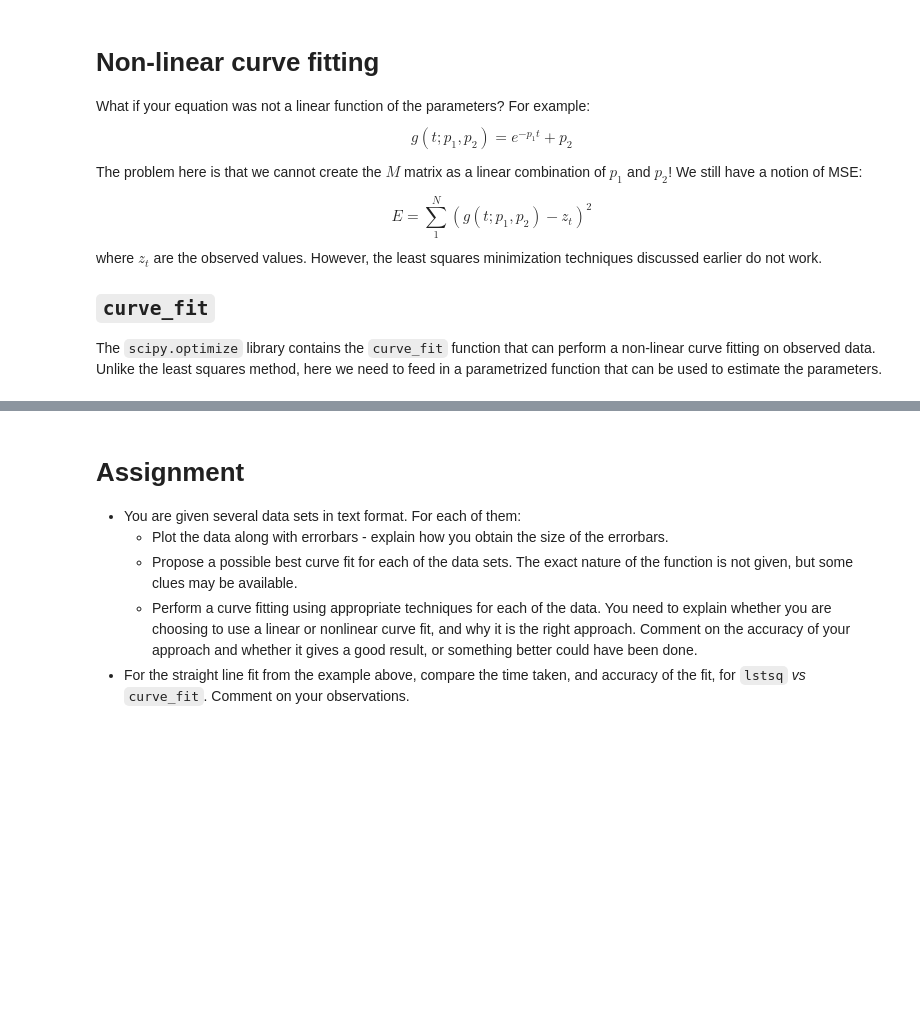
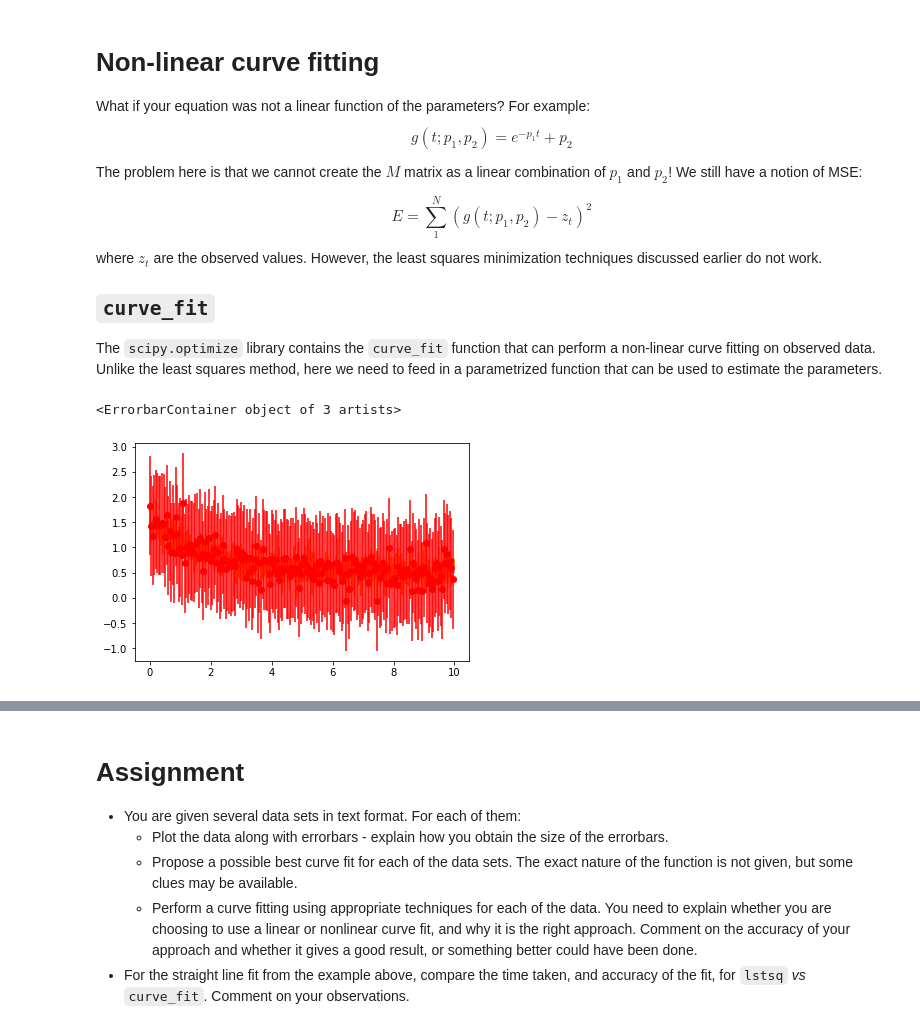
Before and after one commit to AnonymousePikachu/EE2703-ASL, a Jupyter notebook: Week 3/Week3Pres.ipynb, the cells around one changed output, grey strips where cells are left out. Saved outputs shown, nothing was run; the diff lists cells and outputs as text; code cells hidden in the pictures; blank space fills up the shorter version.

```diff
--- a/Week 3/Week3Pres.ipynb
+++ b/Week 3/Week3Pres.ipynb
@@ -88,12 +98,15 @@ The `scipy.optimize` library contains the `curve_fit` function that can perform
 # %%
 # Create a function with nonlinear dependence on parameters
 def nlfunc(t, p1, p2):
     return np.exp(-p1 * t) + p2
 z = nlfunc(t, 0.5, 0.5)
 # Reuse the same noise - we are lazy
 zn = z + 0.2*n
-# plt.plot(t, z, t, zn)
-# plt.errorbar(t[::5], zn[::5], np.std(n), fmt='ro')
+plt.plot(t, z, t, zn)
+plt.errorbar(t[::5], zn[::5], np.std(n), fmt='ro')
+# %% [output]
+<ErrorbarContainer object of 3 artists>
+[figure, added]
 # %%
 # Set up the non-linear curve fit
 from scipy.optimize import curve_fit
```
Also changed, not shown: parts of 10 cells of this notebook, 5 other files.
